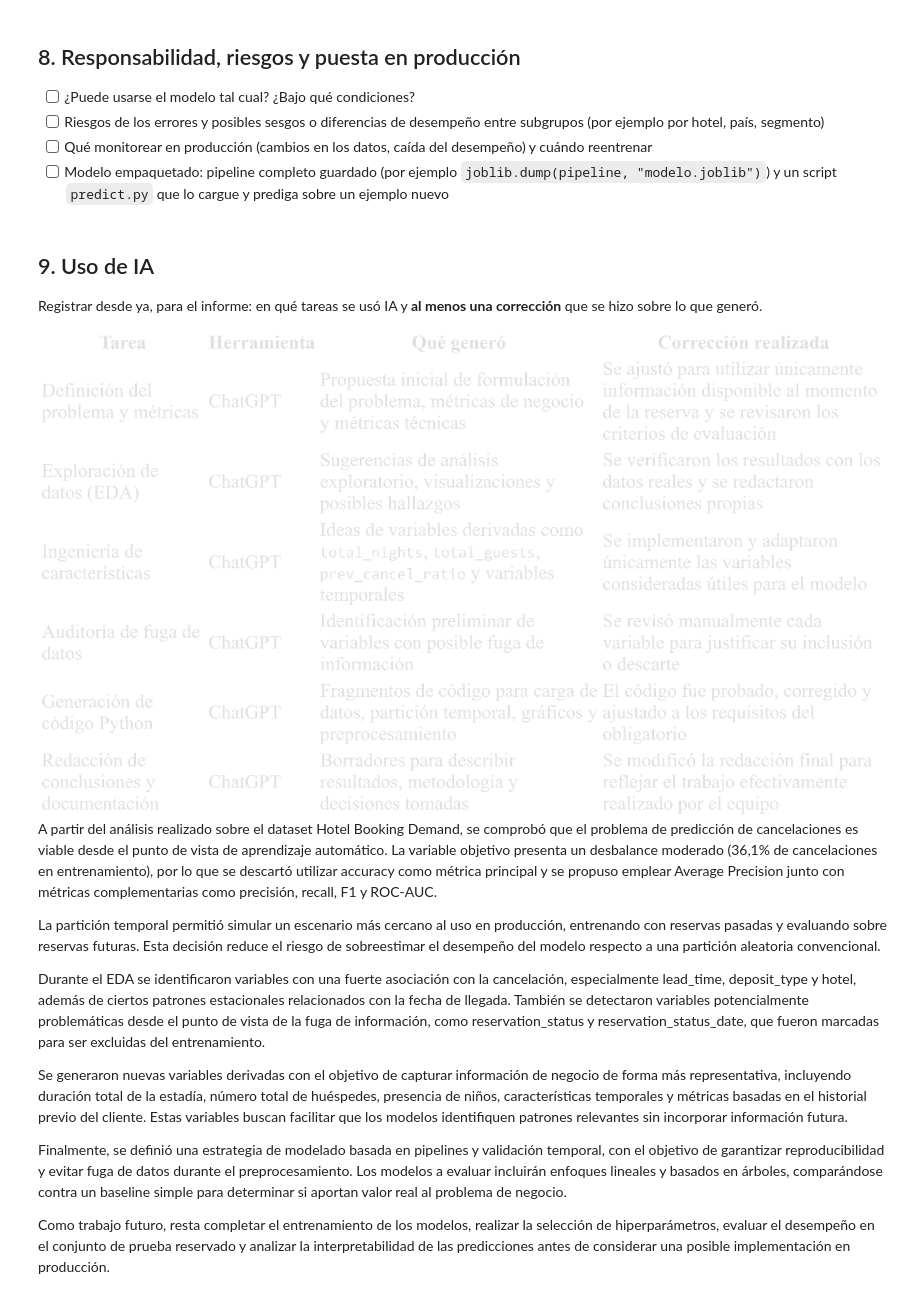
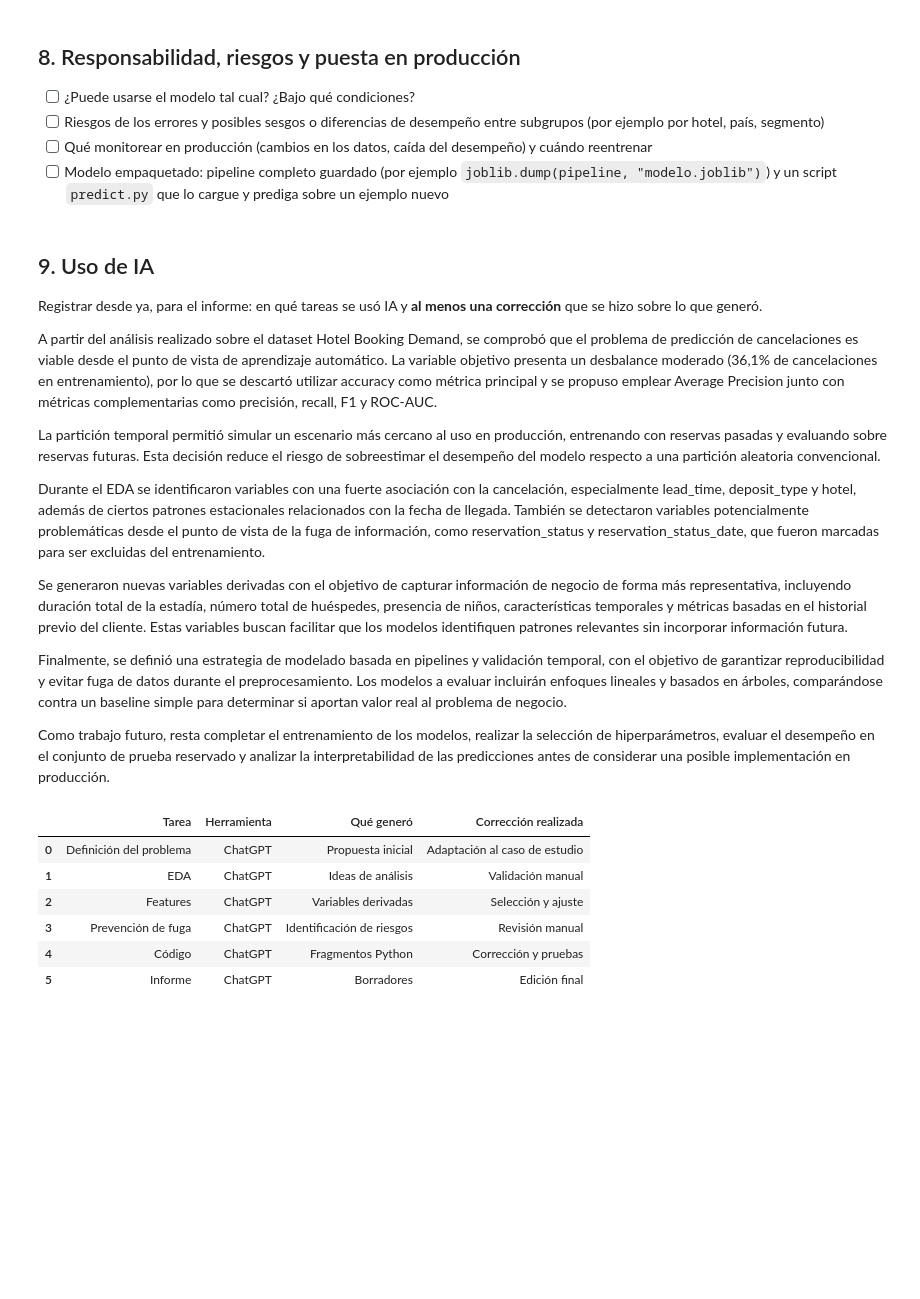
Before and after one commit to sabthe02/Obligatorio-IA, a Jupyter notebook: obligatorio_hotel_cancelaciones.ipynb, the cells around one changed output. Drawn from its saved outputs; the diff is of its cells as text; code cells hidden in the pictures; blank space fills up the shorter version.

```diff
--- a/obligatorio_hotel_cancelaciones.ipynb
+++ b/obligatorio_hotel_cancelaciones.ipynb
@@ -445,7 +445,6 @@ Test: (24041, 44)
 
 Registrar desde ya, para el informe: en qué tareas se usó IA y **al menos una corrección** que se hizo sobre lo que generó.
 
-![image.png](embedded-picture-1)
 A partir del análisis realizado sobre el dataset Hotel Booking Demand, se comprobó que el problema de predicción de cancelaciones es viable desde el punto de vista de aprendizaje automático. La variable objetivo presenta un desbalance moderado (36,1% de cancelaciones en entrenamiento), por lo que se descartó utilizar accuracy como métrica principal y se propuso emplear Average Precision junto con métricas complementarias como precisión, recall, F1 y ROC-AUC.
 
 La partición temporal permitió simular un escenario más cercano al uso en producción, entrenando con reservas pasadas y evaluando sobre reservas futuras. Esta decisión reduce el riesgo de sobreestimar el desempeño del modelo respecto a una partición aleatoria convencional.
@@ -457,3 +456,50 @@ Se generaron nuevas variables derivadas con el objetivo de capturar información
 Finalmente, se definió una estrategia de modelado basada en pipelines y validación temporal, con el objetivo de garantizar reproducibilidad y evitar fuga de datos durante el preprocesamiento. Los modelos a evaluar incluirán enfoques lineales y basados en árboles, comparándose contra un baseline simple para determinar si aportan valor real al problema de negocio.
 
 Como trabajo futuro, resta completar el entrenamiento de los modelos, realizar la selección de hiperparámetros, evaluar el desempeño en el conjunto de prueba reservado y analizar la interpretabilidad de las predicciones antes de considerar una posible implementación en producción.
+# %%
+import pandas as pd
+
+uso_ia = pd.DataFrame({
+    "Tarea": [
+        "Definición del problema",
+        "EDA",
+        "Features",
+        "Prevención de fuga",
+        "Código",
+        "Informe"
+    ],
+    "Herramienta": [
+        "ChatGPT",
+        "ChatGPT",
+        "ChatGPT",
+        "ChatGPT",
+        "ChatGPT",
+        "ChatGPT"
+    ],
+    "Qué generó": [
+        "Propuesta inicial",
+        "Ideas de análisis",
+        "Variables derivadas",
+        "Identificación de riesgos",
+        "Fragmentos Python",
+        "Borradores"
+    ],
+    "Corrección realizada": [
+        "Adaptación al caso de estudio",
+        "Validación manual",
+        "Selección y ajuste",
+        "Revisión manual",
+        "Corrección y pruebas",
+        "Edición final"
+    ]
+})
+
+display(uso_ia)
+# %% [output]
+|  | Tarea | Herramienta | Qué generó | Corrección realizada |
+| 0 | Definición del problema | ChatGPT | Propuesta inicial | Adaptación al caso de estudio |
+| 1 | EDA | ChatGPT | Ideas de análisis | Validación manual |
+| 2 | Features | ChatGPT | Variables derivadas | Selección y ajuste |
+| 3 | Prevención de fuga | ChatGPT | Identificación de riesgos | Revisión manual |
+| 4 | Código | ChatGPT | Fragmentos Python | Corrección y pruebas |
+| 5 | Informe | ChatGPT | Borradores | Edición final |
```
